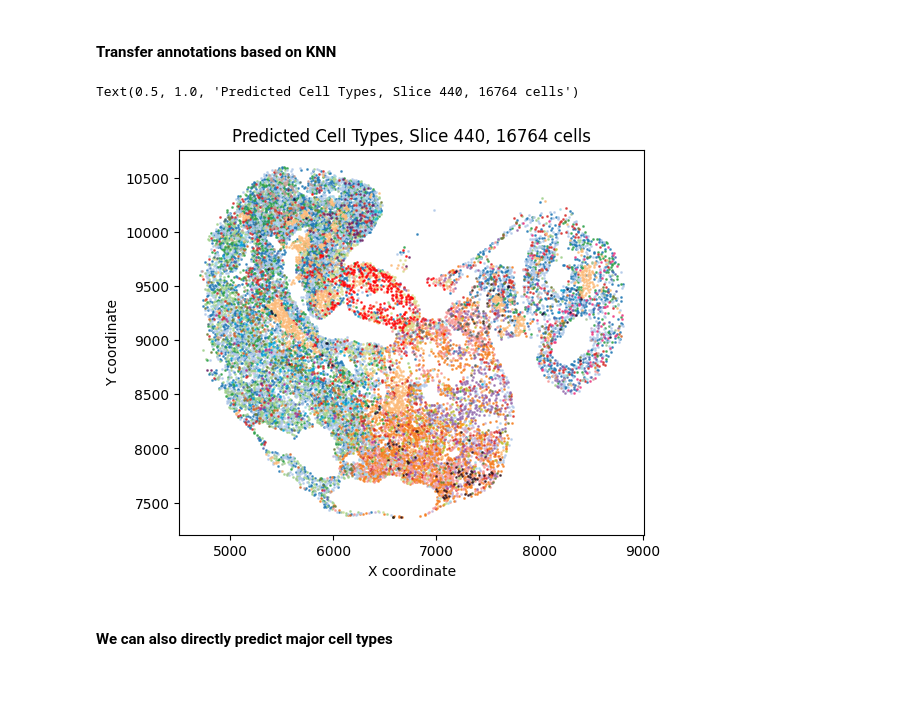
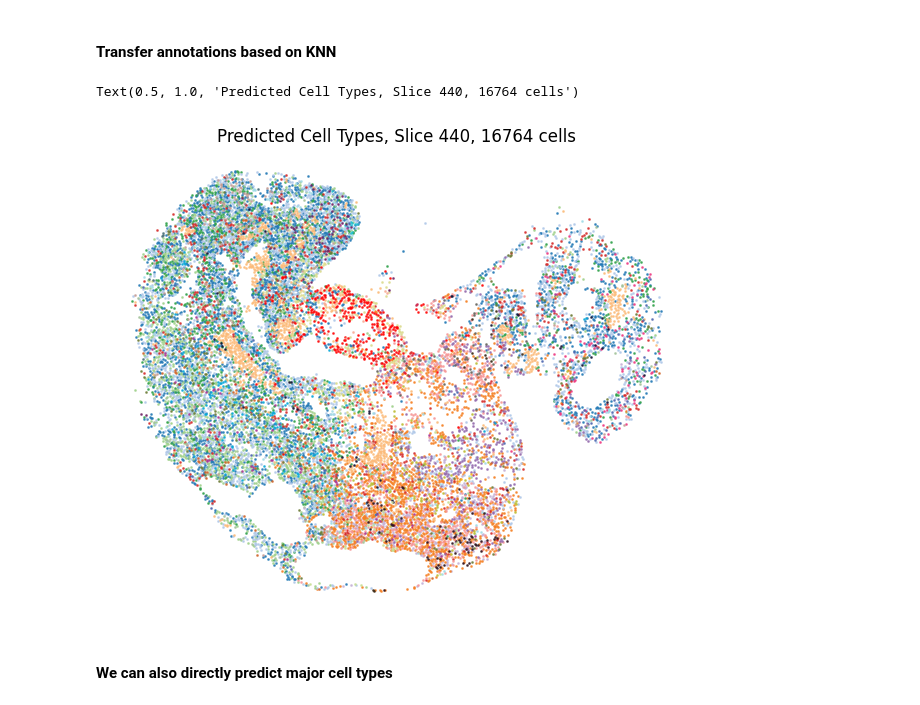
Before and after one commit to lanshui98/UniST-tutorial, a Jupyter notebook: docs/source/cell_annotation.ipynb, the cells around one changed output. Cells and saved outputs as stored; diff of their text form; code cells hidden in the pictures.

```diff
--- a/docs/source/cell_annotation.ipynb
+++ b/docs/source/cell_annotation.ipynb
@@ -107,7 +107,7 @@ cell_types = slice.obs['mapped_celltype']
 unique_types = cell_types.unique()
 n_types = len(unique_types)
 
-fig, (ax1) = plt.subplots(1, 1, figsize=(6, 5))
+fig, (ax1) = plt.subplots(1, 1, figsize=(7.5, 6))
 
 for cell_type in unique_types:
     mask = cell_types == cell_type
@@ -116,8 +116,7 @@ for cell_type in unique_types:
                label=cell_type,
                s=1, alpha=0.7)
 
-ax1.set_xlabel('X coordinate')
-ax1.set_ylabel('Y coordinate')
+ax1.set_axis_off()
 ax1.set_title(f'Cell Types, Slice 440, {slice.shape[0]} cells')
 # %% [output]
 Text(0.5, 1.0, 'Cell Types, Slice 440, 8382 cells')
@@ -309,29 +310,28 @@ res.obs['predicted_celltype'] = annotations
 # %%
 spatial_coords = res.obsm['spatial']
 x_coords = spatial_coords[:, 0]
 y_coords = spatial_coords[:, 1]
 
 cell_types = res.obs['predicted_celltype']
 
 # Get unique types in this slice
 unique_types = cell_types.unique()
 n_types = len(unique_types)
 
-fig, (ax1) = plt.subplots(1, 1, figsize=(6, 5))
+fig, (ax1) = plt.subplots(1, 1, figsize=(7.5, 6))
 
 for cell_type in unique_types:
     mask = cell_types == cell_type
     ax1.scatter(x_coords[mask], y_coords[mask],
                c=[anno_colors[cell_type]],
                label=cell_type,
                s=1, alpha=0.7)
 
-ax1.set_xlabel('X coordinate')
-ax1.set_ylabel('Y coordinate')
+ax1.set_axis_off()
 ax1.set_title(f'Predicted Cell Types, Slice 440, {res.shape[0]} cells')
 # %% [output]
 Text(0.5, 1.0, 'Predicted Cell Types, Slice 440, 16764 cells')
-[figure, old version]
+[figure, new version]
 # %% [markdown]
 #### We can also directly predict major cell types
 # %%
```
Also changed, not shown: parts of 3 cells of this notebook.
